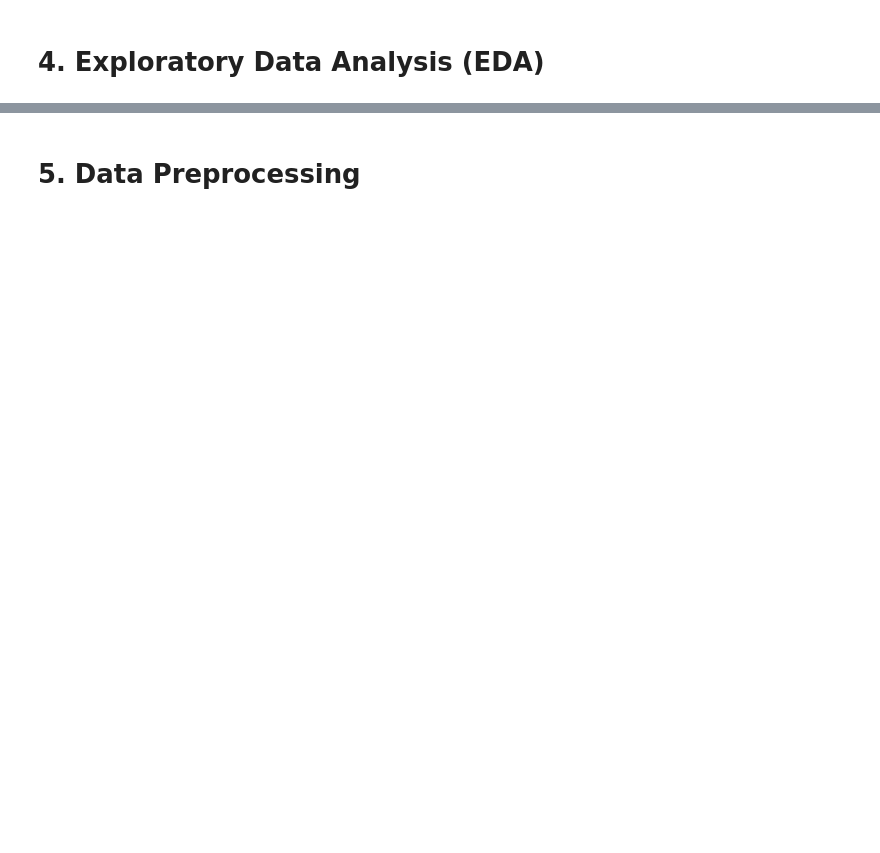
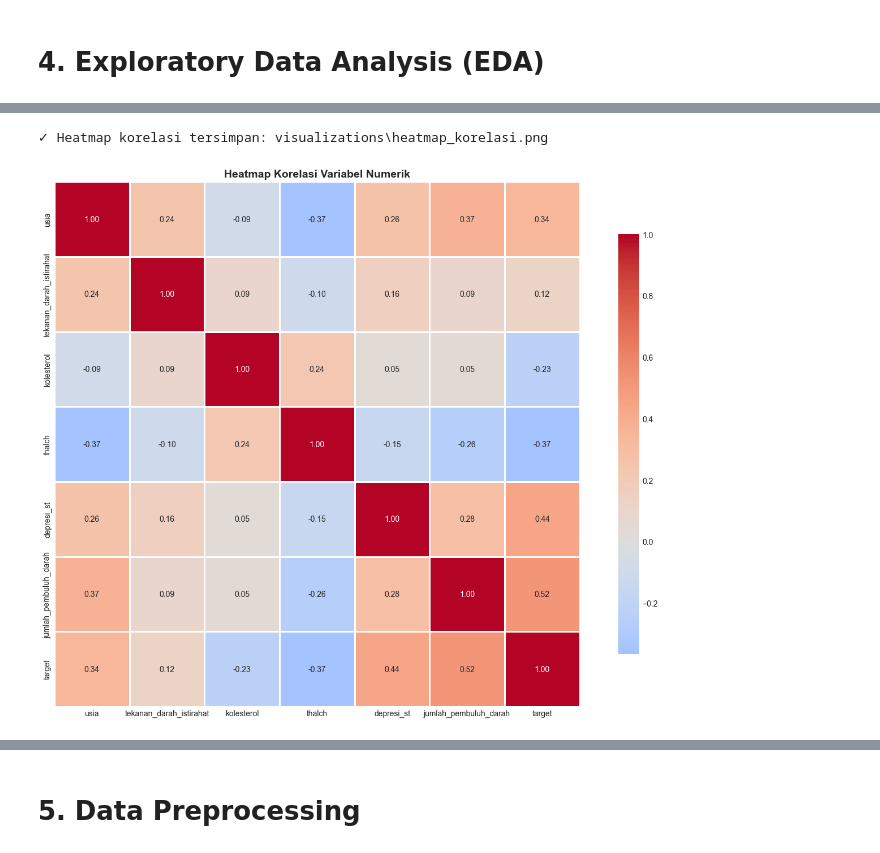
Before and after one commit to Saepulloh07/Eksperimen_SML_Saepulloh, a Jupyter notebook: preprocessing/Eksperimen_Saepulloh.ipynb, the cells around one changed output, grey strips where cells are left out. Drawn from its saved outputs; the diff is of its cells as text; code cells hidden in the pictures; blank space fills up the shorter version.

```diff
--- a/preprocessing/Eksperimen_Saepulloh.ipynb
+++ b/preprocessing/Eksperimen_Saepulloh.ipynb
@@ -58,0 +34,9 @@ warnings.filterwarnings('ignore')
+# %%
+# Pengaturan visualisasi
+plt.style.use('seaborn-v0_8-darkgrid')
+sns.set_palette("husl")
+plt.rcParams['figure.figsize'] = (12, 6)
+plt.rcParams['font.size'] = 10
+
+# Menampilkan semua kolom di pandas
+pd.set_option('display.max_columns', None)
@@ -211,0 +226,9 @@ print("\n✓ EDA visualization saved as 'eda_visualization.png'")
+# %%
+# 5.5 Korelasi antar Variabel Numerik
+print("\n--- KORELASI VARIABEL NUMERIK ---")
+numeric_cols = df.select_dtypes(include=[np.number]).columns.tolist()
+if 'id_pasien' in numeric_cols:
+    numeric_cols.remove('id_pasien')
+correlation_matrix = df[numeric_cols].corr()
+print("\nKorelasi dengan Target:")
+print(correlation_matrix['target'].sort_values(ascending=False))
@@ -211,0 +292,14 @@ print("\n✓ EDA visualization saved as 'eda_visualization.png'")
+# %%
+# 6.3 Heatmap Korelasi
+fig, ax = plt.subplots(figsize=(14, 10))
+sns.heatmap(correlation_matrix, annot=True, fmt='.2f', cmap='coolwarm',
+            center=0, square=True, linewidths=1, ax=ax, cbar_kws={"shrink": 0.8})
+ax.set_title('Heatmap Korelasi Variabel Numerik', fontsize=14, fontweight='bold')
+plt.tight_layout()
+viz_path = os.path.join(FOLDERS['visualizations'], 'heatmap_korelasi.png')
+plt.savefig(viz_path, dpi=300, bbox_inches='tight')
+print(f"✓ Heatmap korelasi tersimpan: {viz_path}")
+plt.show()
+# %% [output]
+✓ Heatmap korelasi tersimpan: visualizations\heatmap_korelasi.png
+[figure, added]
```
Also changed, not shown: parts of 48 cells of this notebook, 11 other files.
